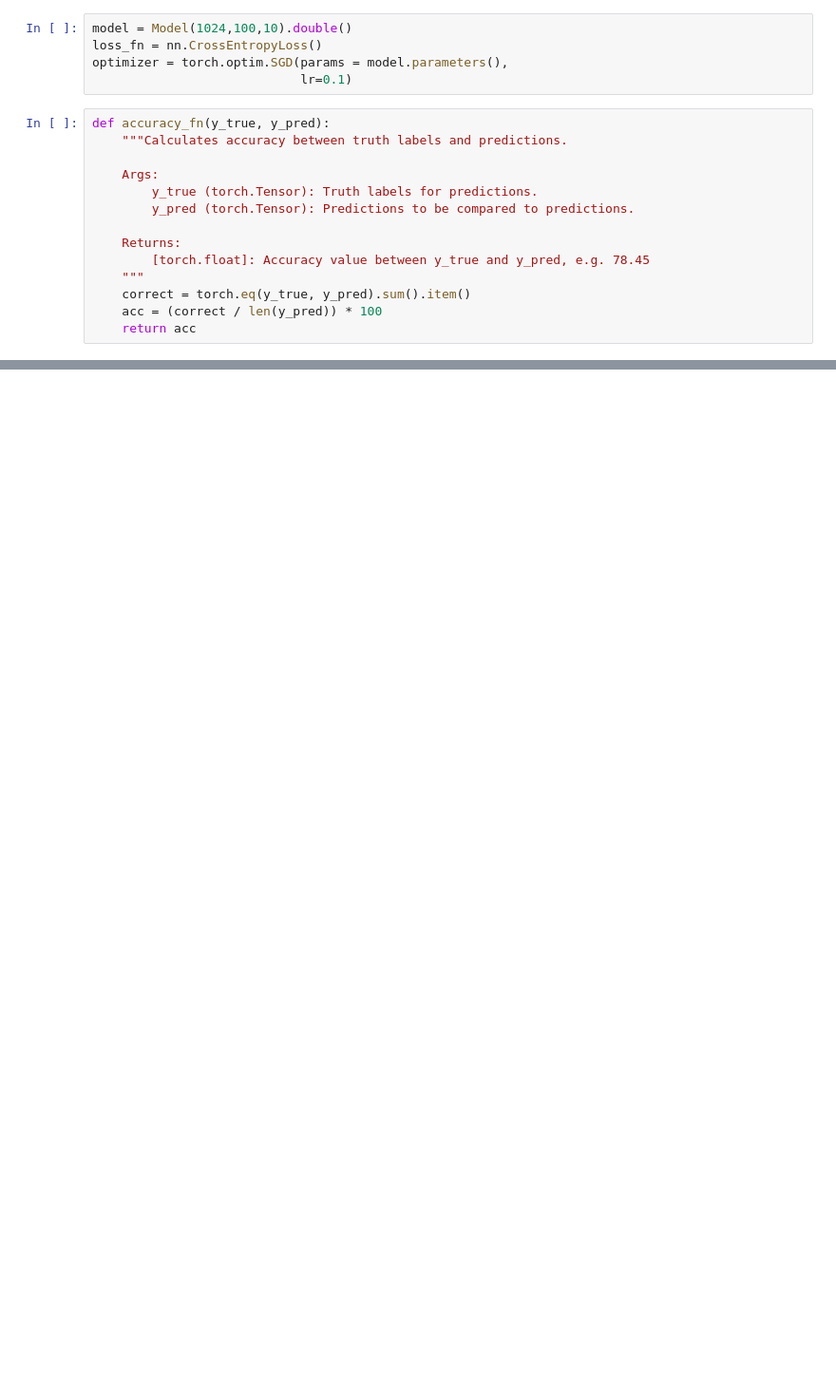
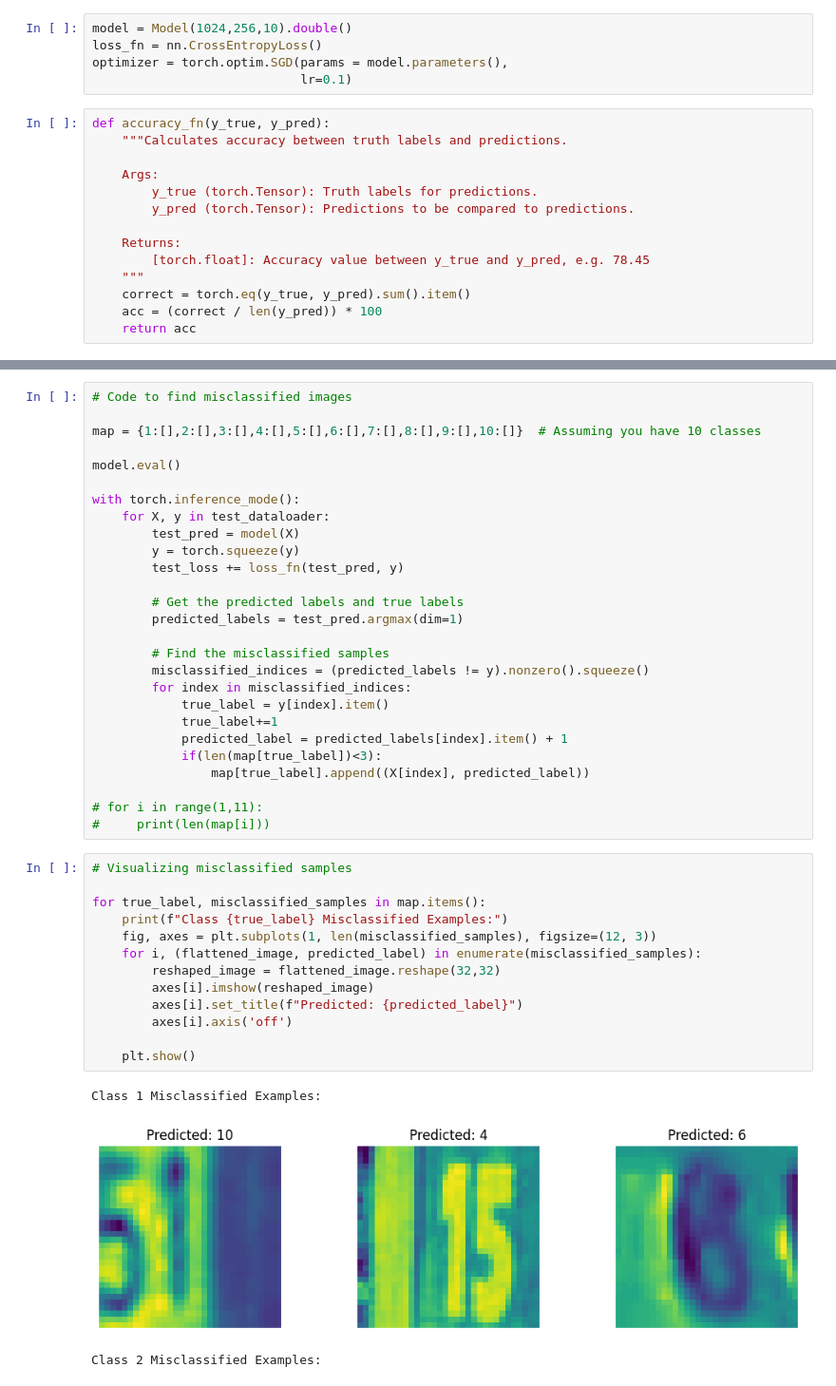
Before and after one commit to plon-Susk7/Machine_Learning_CSE343, a Jupyter notebook: a3/q3.ipynb, the cells around one changed output, grey strips where cells are left out. Shown at 95% size. Drawn from its saved outputs; the diff is of its cells as text; blank space fills up the shorter version.

```diff
--- a/a3/q3.ipynb
+++ b/a3/q3.ipynb
@@ -186,7 +148,7 @@ class Model(nn.Module):
     def forward(self, X):
         return self.layers(X)
 # %%
-model = Model(1024,100,10).double()
+model = Model(1024,256,10).double()
 loss_fn = nn.CrossEntropyLoss()
 optimizer = torch.optim.SGD(params = model.parameters(),
                             lr=0.1)
@@ -324,0 +299,44 @@ Looked at 0/515 samples.
+# %%
+# Code to find misclassified images
+
+map = {1:[],2:[],3:[],4:[],5:[],6:[],7:[],8:[],9:[],10:[]}  # Assuming you have 10 classes
+
+model.eval()
+
+with torch.inference_mode():
+    for X, y in test_dataloader:
+        test_pred = model(X)
+        y = torch.squeeze(y)
+        test_loss += loss_fn(test_pred, y)
+
+        # Get the predicted labels and true labels
+        predicted_labels = test_pred.argmax(dim=1)
+
+        # Find the misclassified samples
+        misclassified_indices = (predicted_labels != y).nonzero().squeeze()
+        for index in misclassified_indices:
+            true_label = y[index].item()
+            true_label+=1
+            predicted_label = predicted_labels[index].item() + 1
+            if(len(map[true_label])<3):
+                map[true_label].append((X[index], predicted_label))
+
+# for i in range(1,11):
+#     print(len(map[i]))
+# %%
+# Visualizing misclassified samples
+
+for true_label, misclassified_samples in map.items():
+    print(f"Class {true_label} Misclassified Examples:")
+    fig, axes = plt.subplots(1, len(misclassified_samples), figsize=(12, 3))
+    for i, (flattened_image, predicted_label) in enumerate(misclassified_samples):
+        reshaped_image = flattened_image.reshape(32,32)
+        axes[i].imshow(reshaped_image)
+        axes[i].set_title(f"Predicted: {predicted_label}")
+        axes[i].axis('off')
+
+    plt.show()
+# %% [output]
+Class 1 Misclassified Examples:
+[figure, added]
+Class 2 Misclassified Examples:
```
Also changed, not shown: parts of 13 cells of this notebook.
